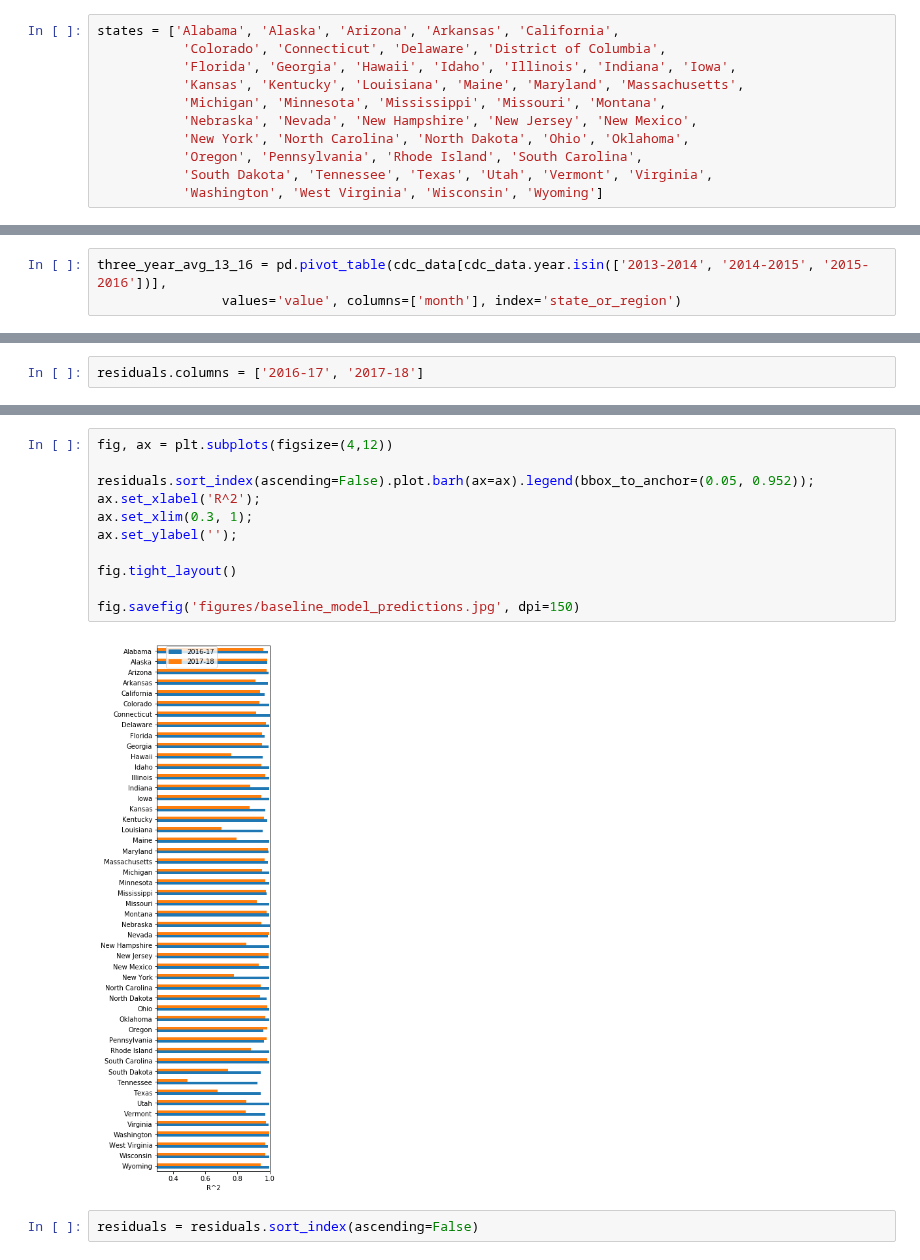
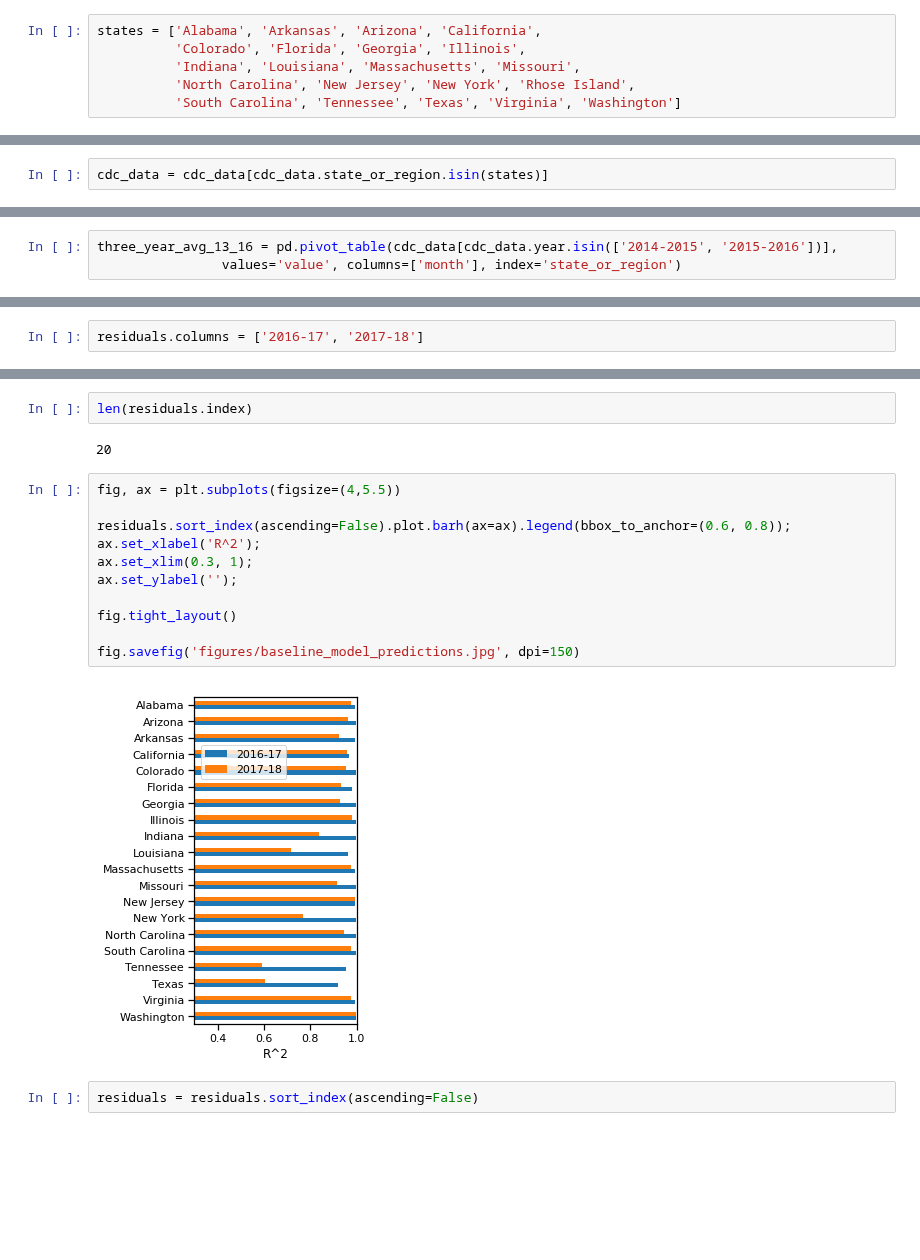
Before and after one commit to oriw1989/FluVaccinationRates, a Jupyter notebook: Baseline Model.ipynb, the cells around one changed output, grey strips where cells are left out. Drawn from its saved outputs; the diff is of its cells as text; blank space fills up the shorter version.

Commit message:
changed_states_considered

```diff
--- a/Baseline Model.ipynb
+++ b/Baseline Model.ipynb
@@ -9,15 +9,10 @@ sns.set_context('notebook')
 # %%
 fluevaxdata = pd.read_csv('data/2013-2018_consolidated_flu_data.csv')
 # %%
-states = ['Alabama', 'Alaska', 'Arizona', 'Arkansas', 'California',
-           'Colorado', 'Connecticut', 'Delaware', 'District of Columbia',
-           'Florida', 'Georgia', 'Hawaii', 'Idaho', 'Illinois', 'Indiana', 'Iowa',
-           'Kansas', 'Kentucky', 'Louisiana', 'Maine', 'Maryland', 'Massachusetts',
-           'Michigan', 'Minnesota', 'Mississippi', 'Missouri', 'Montana',
-           'Nebraska', 'Nevada', 'New Hampshire', 'New Jersey', 'New Mexico',
-           'New York', 'North Carolina', 'North Dakota', 'Ohio', 'Oklahoma',
-           'Oregon', 'Pennsylvania', 'Rhode Island', 'South Carolina',
-           'South Dakota', 'Tennessee', 'Texas', 'Utah', 'Vermont', 'Virginia',
-           'Washington', 'West Virginia', 'Wisconsin', 'Wyoming']
+states = ['Alabama', 'Arkansas', 'Arizona', 'California',
+          'Colorado', 'Florida', 'Georgia', 'Illinois',
+          'Indiana', 'Louisiana', 'Massachusetts', 'Missouri',
+          'North Carolina', 'New Jersey', 'New York', 'Rhose Island',
+          'South Carolina', 'Tennessee', 'Texas', 'Virginia', 'Washington']
 # %%
 fluevaxdata = fluevaxdata[(fluevaxdata.stats.isin(['avg', 'LL', 'UL']) &
@@ -75,5 +86,7 @@ fig.savefig('figures/cdc_ground_truth.jpg', dpi=150)
 # %%
 cdc_data = pd.read_csv('data/cdc_average_bystate_2013-2017.csv')
+# %%
+cdc_data = cdc_data[cdc_data.state_or_region.isin(states)]
 # %%
 fig, ax = plt.subplots(figsize=(12, 3))
 
@@ -111,7 +120,7 @@ cdc_data.year.unique()
 array(['2015-2016', '2016-2017', '2017-2018', '2014-2015', '2013-2014'],
       dtype=object)
 # %%
-three_year_avg_13_16 = pd.pivot_table(cdc_data[cdc_data.year.isin(['2013-2014', '2014-2015', '2015-2016'])],
+three_year_avg_13_16 = pd.pivot_table(cdc_data[cdc_data.year.isin(['2014-2015', '2015-2016'])],
                 values='value', columns=['month'], index='state_or_region')
 # %%
 data_16_18 = pd.pivot_table(cdc_data[cdc_data.year.isin(['2016-2017', '2017-2018'])],
@@ -149,15 +149,19 @@ Index(['Montana', 'Nebraska', 'Nevada', 'New Hampshire', 'New Jersey',
+# %%
+len(residuals.index)
+# %% [output]
+20
 # %%
-fig, ax = plt.subplots(figsize=(4,12))
+fig, ax = plt.subplots(figsize=(4,5.5))
 
-residuals.sort_index(ascending=False).plot.barh(ax=ax).legend(bbox_to_anchor=(0.05, 0.952));
+residuals.sort_index(ascending=False).plot.barh(ax=ax).legend(bbox_to_anchor=(0.6, 0.8));
 ax.set_xlabel('R^2');
 ax.set_xlim(0.3, 1);
 ax.set_ylabel('');
 
 fig.tight_layout()
 
 fig.savefig('figures/baseline_model_predictions.jpg', dpi=150)
 # %% [output]
-[figure, old version]
+[figure, new version]
 # %%
 residuals = residuals.sort_index(ascending=False)
```
Also changed, not shown: parts of 17 cells of this notebook, 2 other files.
